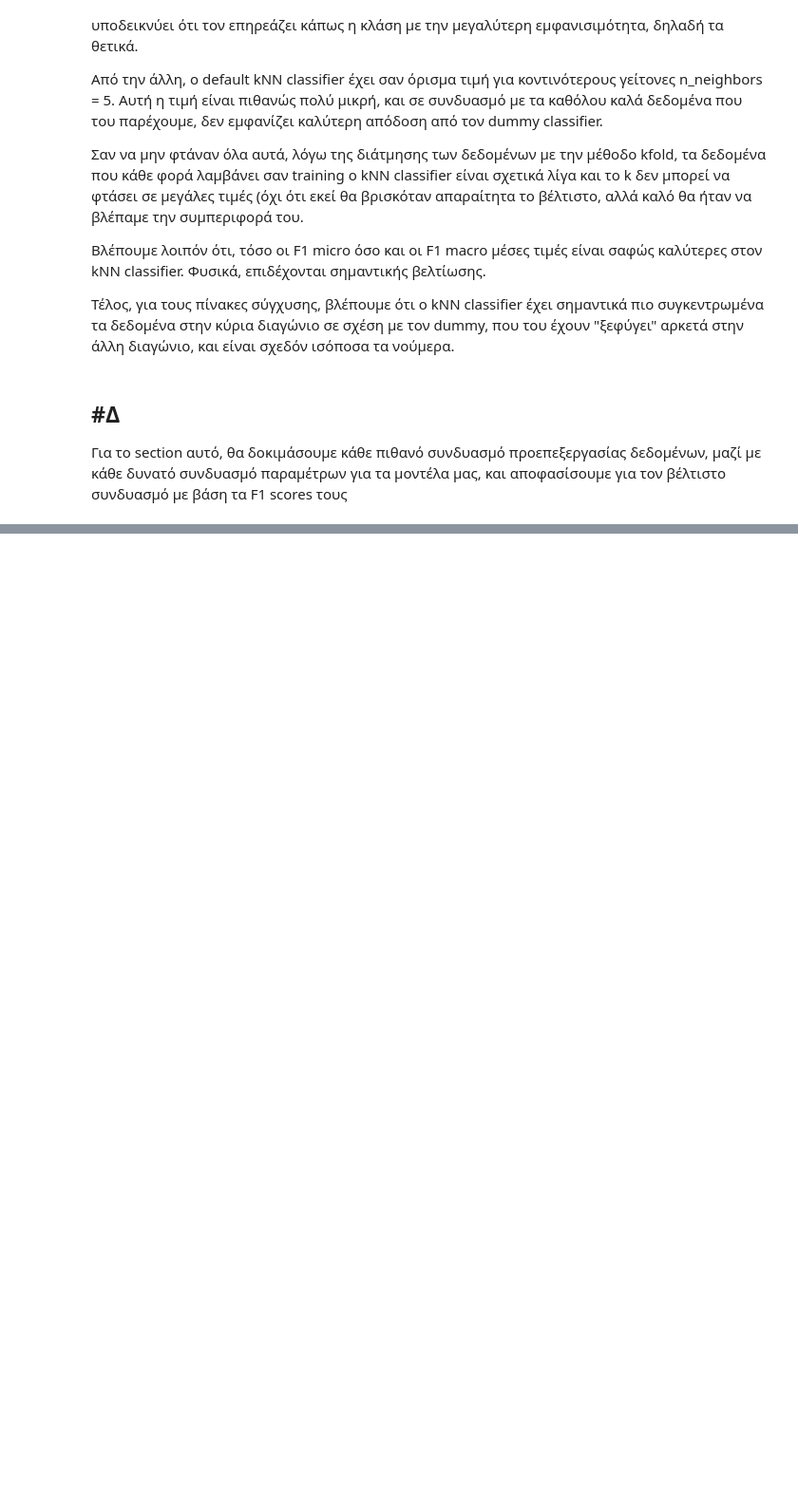
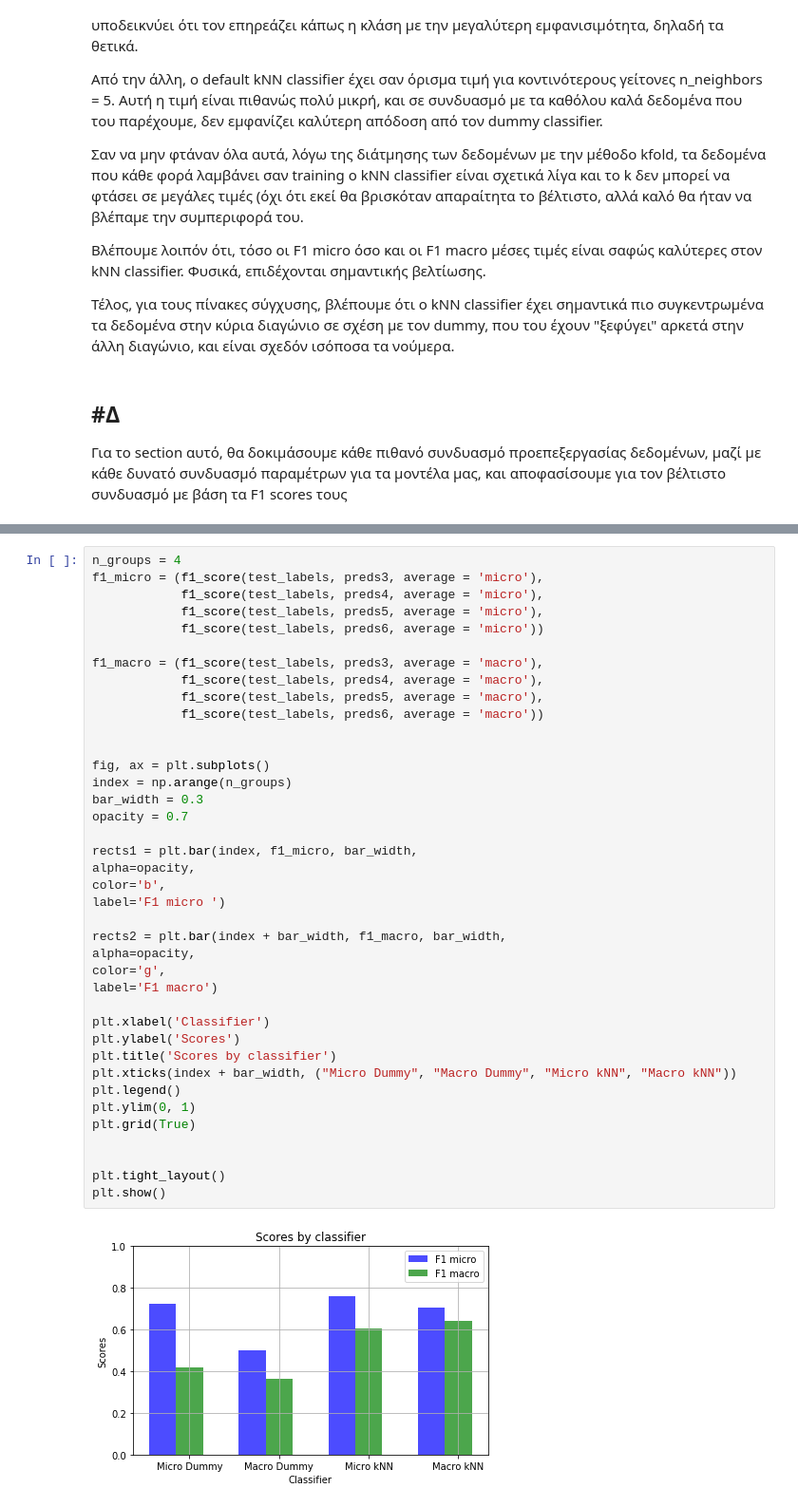
Before and after one commit to georgeaidinis/NTUA, a Jupyter notebook: NN/Lab 1/Lab_1_Small_NN.ipynb, the cells around one changed output, grey strips where cells are left out. Shown at 95% size. Saved outputs shown, nothing was run; the diff lists cells and outputs as text; blank space fills up the shorter version.

```diff
--- a/NN/Lab 1/Lab_1_Small_NN.ipynb
+++ b/NN/Lab 1/Lab_1_Small_NN.ipynb
@@ -1010,0 +1149,41 @@ UnboundLocalError: ignored
+# %%
+n_groups = 4
+f1_micro = (f1_score(test_labels, preds3, average = 'micro'),
+            f1_score(test_labels, preds4, average = 'micro'),
+            f1_score(test_labels, preds5, average = 'micro'),
+            f1_score(test_labels, preds6, average = 'micro'))
+
+f1_macro = (f1_score(test_labels, preds3, average = 'macro'),
+            f1_score(test_labels, preds4, average = 'macro'),
+            f1_score(test_labels, preds5, average = 'macro'),
+            f1_score(test_labels, preds6, average = 'macro'))
+
+
+fig, ax = plt.subplots()
+index = np.arange(n_groups)
+bar_width = 0.3
+opacity = 0.7
+
+rects1 = plt.bar(index, f1_micro, bar_width,
+alpha=opacity,
+color='b',
+label='F1 micro ')
+
+rects2 = plt.bar(index + bar_width, f1_macro, bar_width,
+alpha=opacity,
+color='g',
+label='F1 macro')
+
+plt.xlabel('Classifier')
+plt.ylabel('Scores')
+plt.title('Scores by classifier')
+plt.xticks(index + bar_width, ("Micro Dummy", "Macro Dummy", "Micro kNN", "Macro kNN"))
+plt.legend()
+plt.ylim(0, 1)
+plt.grid(True)
+
+
+plt.tight_layout()
+plt.show()
+# %% [output]
+[figure, added]
```
Also changed, not shown: parts of 23 cells of this notebook.
